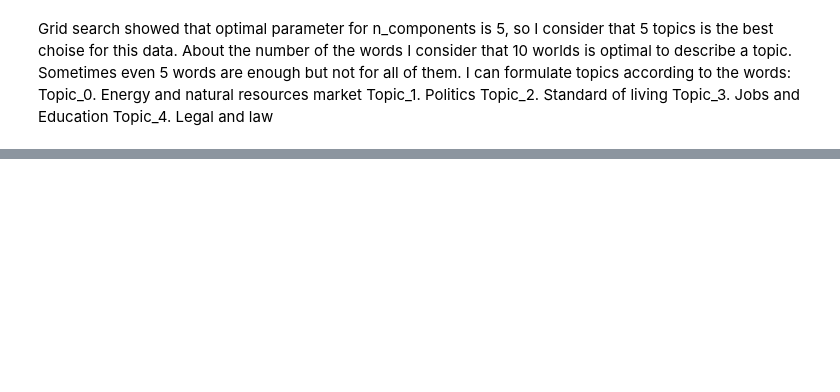
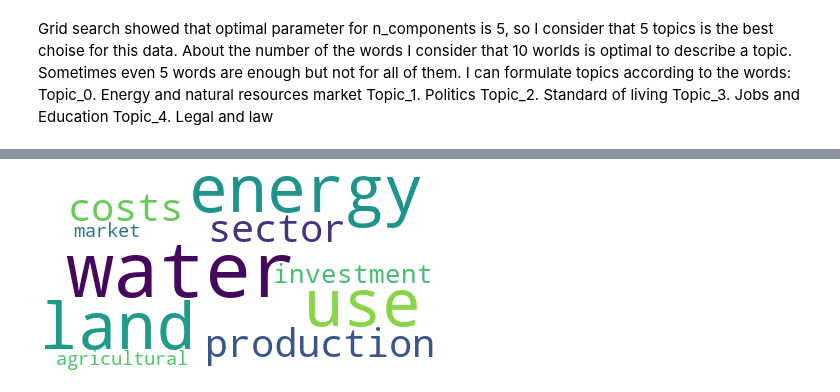
Before and after one commit to freetown113/SDG_AILab_Fellowship, a Jupyter notebook: assignment.ipynb, the cells around one changed output, grey strips where cells are left out. Drawn from its saved outputs; the diff is of its cells as text; code cells hidden in the pictures; blank space fills up the shorter version.

Commit message:
add task2 - topic summarization, word cloud, comparasation

```diff
--- a/assignment.ipynb
+++ b/assignment.ipynb
@@ -206,0 +243,8 @@ Topic_4. Legal and law
+# %%
+# Import the wordcloud library
+long_string = ' '.join(df_topic_keywords.iloc[0, :].tolist()[:-1])# Create a WordCloud object
+wordcloud = WordCloud(background_color="white", max_words=1000, contour_width=5, contour_color='steelblue')# Generate a word cloud
+wordcloud.generate(long_string)# Visualize the word cloud
+wordcloud.to_image()
+# %% [output]
+[figure, added]
```
Also changed, not shown: parts of 3 cells of this notebook.
